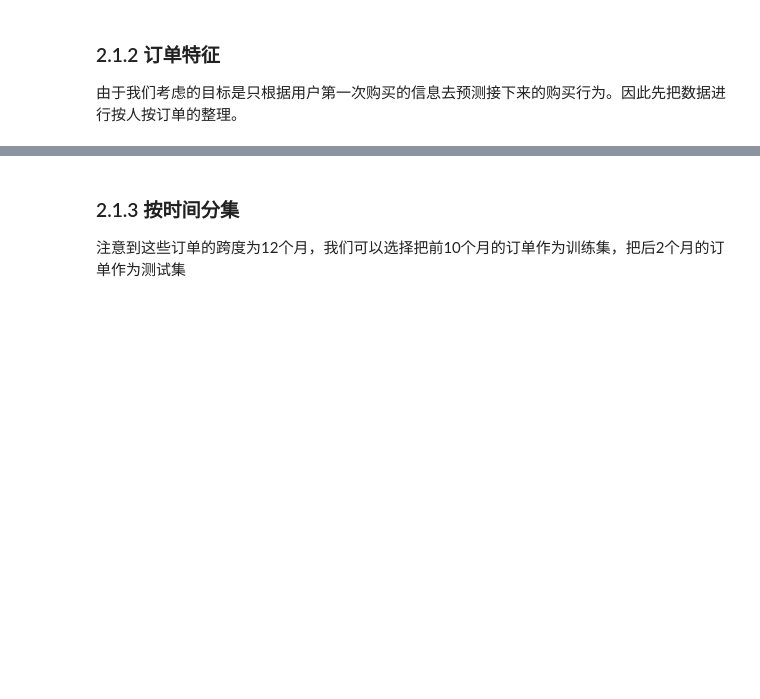
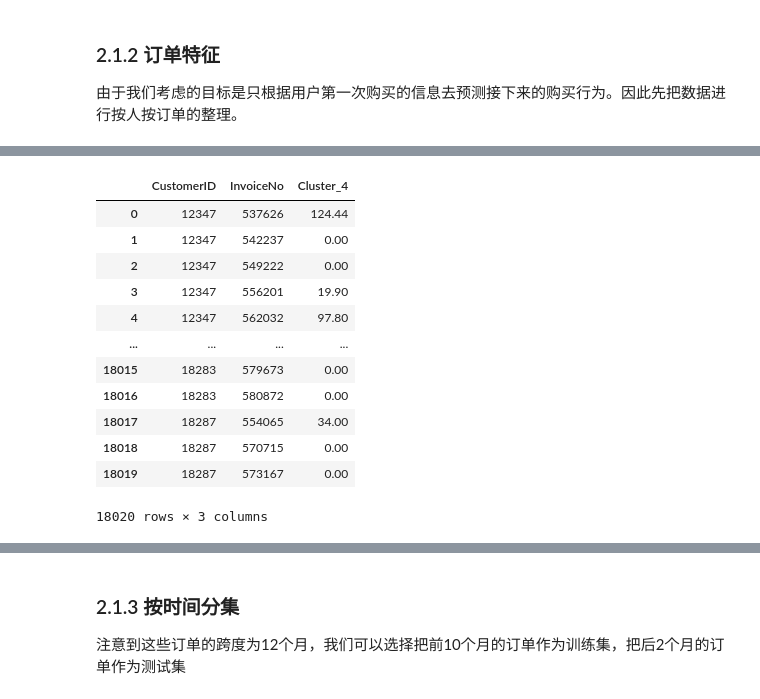
Before and after one commit to skr-95/E_Commerce_Sales_Forecast_Project, a Jupyter notebook: Step2_FeatureEngineer.ipynb, the cells around one changed output, grey strips where cells are left out. Drawn from its saved outputs; the diff is of its cells as text; code cells hidden in the pictures; blank space fills up the shorter version.

```diff
--- a/Step2_FeatureEngineer.ipynb
+++ b/Step2_FeatureEngineer.ipynb
@@ -199,5 +252,21 @@ df['InvoiceDate_int'] = df['InvoiceDate'].astype('int64')
 df_temp = df.groupby(by=['CustomerID', 'InvoiceNo'], as_index=False)['InvoiceDate_int'].mean()
 df.drop('InvoiceDate_int', axis = 1, inplace = True)
 df_cluster.loc[:, 'InvoiceDate'] = pd.to_datetime(df_temp['InvoiceDate_int'])
+# %%
+df.groupby(by=["CustomerID", "InvoiceNo"], as_index=False)[col].sum()
+# %% [output]
+|  | CustomerID | InvoiceNo | Cluster_4 |
+| 0 | 12347 | 537626 | 124.44 |
+| 1 | 12347 | 542237 | 0.00 |
+| 2 | 12347 | 549222 | 0.00 |
+| 3 | 12347 | 556201 | 19.90 |
+| 4 | 12347 | 562032 | 97.80 |
+| ... | ... | ... | ... |
+| 18015 | 18283 | 579673 | 0.00 |
+| 18016 | 18283 | 580872 | 0.00 |
+| 18017 | 18287 | 554065 | 34.00 |
+| 18018 | 18287 | 570715 | 0.00 |
+| 18019 | 18287 | 573167 | 0.00 |
+18020 rows × 3 columns
 # %%
 df_cluster.sort_values('CustomerID', ascending = True)[:5]
```
Also changed, not shown: parts of 33 cells of this notebook.
